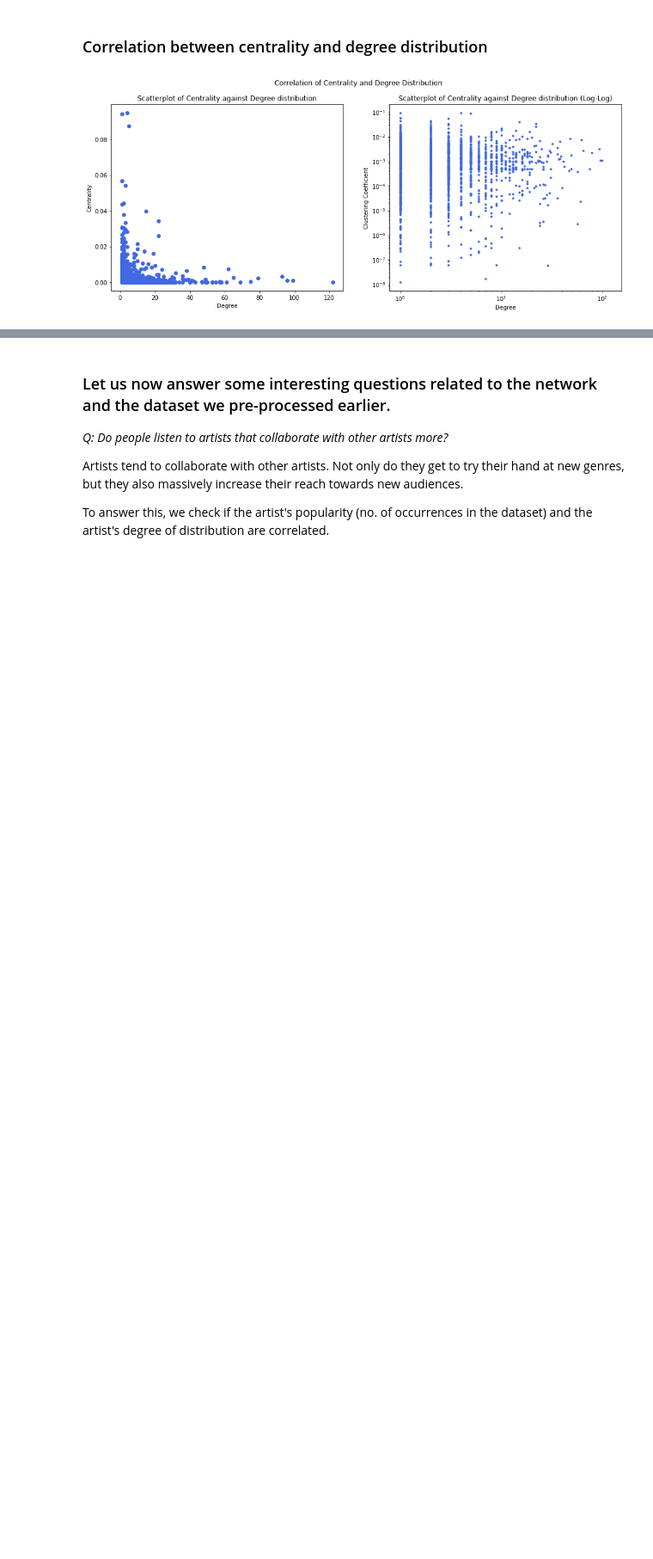
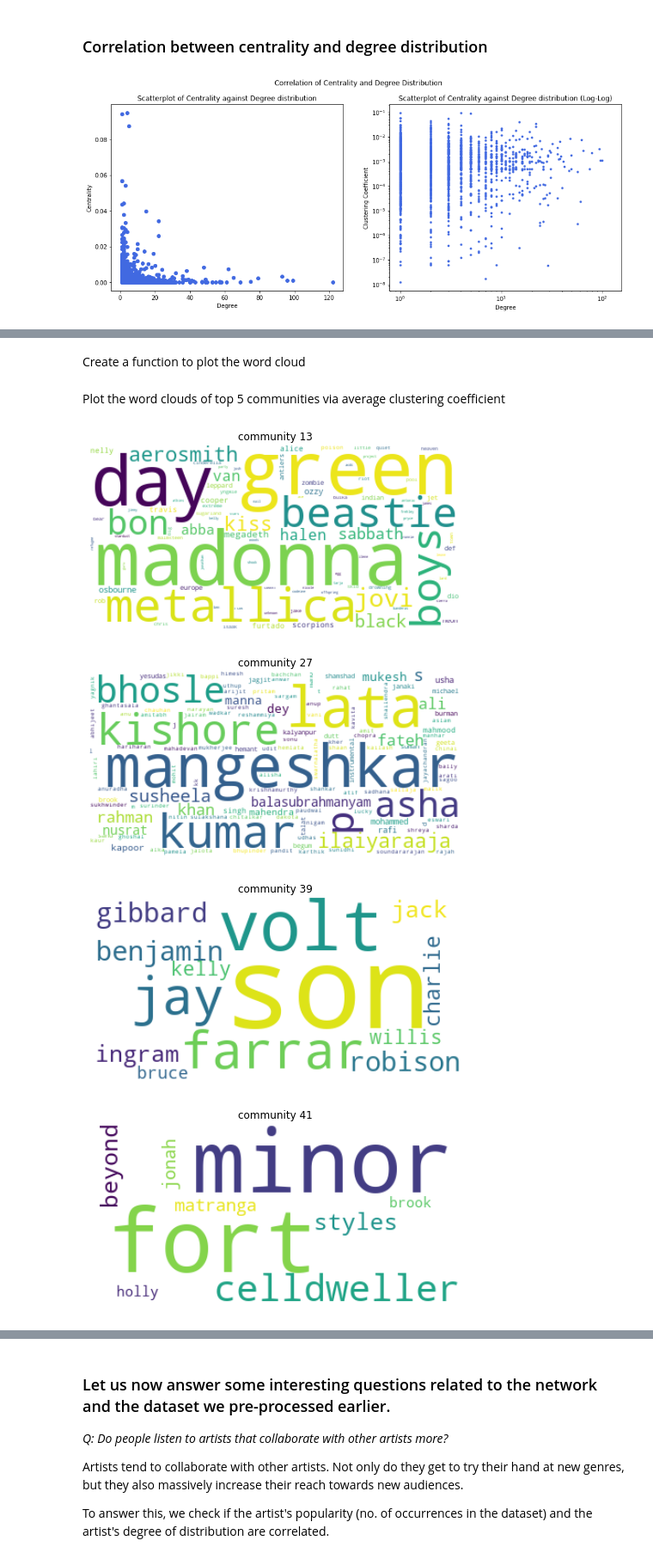
Before and after one commit to bakos97/Final-project-Social-Graphs, a Jupyter notebook: notebooks/Spotify_Network_(from_Collaboration).ipynb, the cells around one changed output, grey strips where cells are left out. Shown at 86% size. Drawn from its saved outputs; the diff is of its cells as text; code cells hidden in the pictures; blank space fills up the shorter version.

Commit message:
Finished network analysis
Finished up the word cloud for the top 5 communities, added explanations to code, and useful comments.

```diff
--- a/notebooks/Spotify_Network_(from_Collaboration).ipynb
+++ b/notebooks/Spotify_Network_(from_Collaboration).ipynb
@@ -969,0 +973,2 @@ We use TF-IDF scores to determine the importance of each artist within the commu
+# %%
+popularity = Counter(x for xs in spotify_df.artistname for x in set(xs))
@@ -969,0 +983,34 @@ We use TF-IDF scores to determine the importance of each artist within the commu
+# %% [markdown]
+Create a function to plot the word cloud
+# %%
+# Plot word cloud
+def plot_word_cloud(document, title):
+    wc = WordCloud(
+            background_color="white",
+            max_words=4000, contour_width=3,
+            contour_color='steelblue',
+            collocations=False
+        ).generate(document)
+
+    plt.figure(figsize=[8,4])
+    plt.imshow(wc, interpolation='bilinear')
+    plt.axis("off")
+    plt.title(title)
+    plt.show()
+# %% [markdown]
+Plot the word clouds of top 5 communities via average clustering coefficient
+# %%
+community_words_cc = {}
+for community, artists in community_split_cc.items():
+  words = ''
+  for artist in artists:
+    words += (popularity[artist] * (' ' + artist))
+  community_words_cc[community] = words
+
+for community in community_words_cc.keys():
+  plot_word_cloud(community_words_cc[community], 'community ' + f'{community}')
+# %% [output]
+[figure, added]
+[figure, added]
+[figure, added]
+[figure, added]
```
Also changed, not shown: parts of 8 cells of this notebook.
